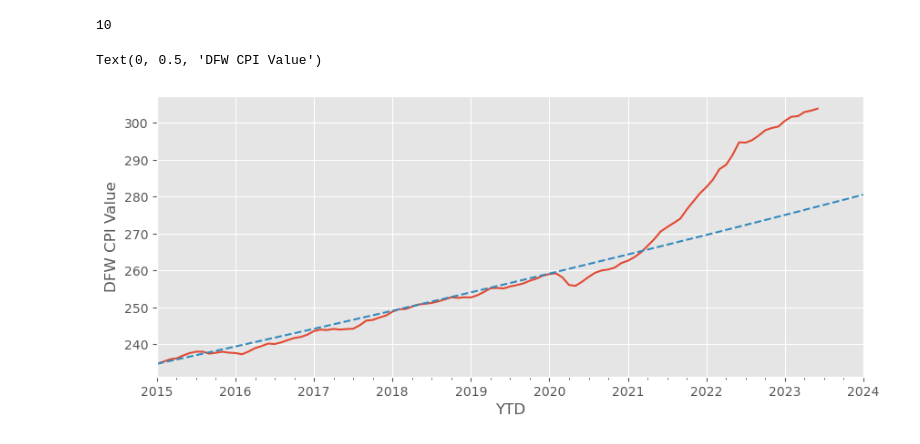
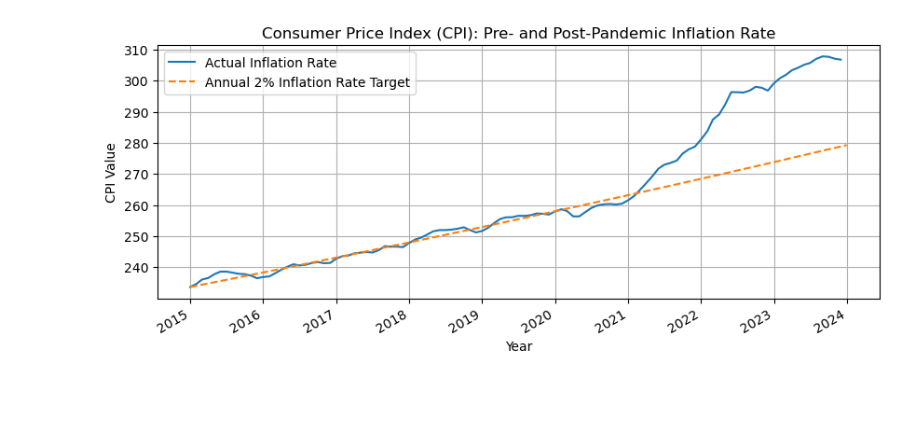
Before and after one commit to xraySMULu/the-big-squeeze, a Jupyter notebook: Code/cg_analysis.ipynb, the cells around one changed output. Cells and saved outputs as stored; diff of their text form; code cells hidden in the pictures; blank space fills up the shorter version.

```diff
--- a/Code/cg_analysis.ipynb
+++ b/Code/cg_analysis.ipynb
@@ -148,19 +99,20 @@ target_cpis
-# %%
-len(target_cpis)
-# %% [output]
-10
 # %%
-#Creating a pandas series for the target CPIs starting in 2015:
-years = pd.date_range(start=datetime.datetime(2015,1,1),periods=periods+1,freq='YE')
-#dates
-target_cpi_series = pd.Series(data=target_cpis, index=years)
+dates = pd.date_range('2015-01-01','2023-12-31',periods=periods+1)
+target_cpi_series = pd.Series(data =target_cpis, index= dates)
-# %%
-#plot out the figure
-fig = plt.figure(dpi=100)
-df_inflat['value'].loc['2015':'2023'].plot(figsize=(10,4))
-target_cpi_series.plot(ls='--')
-plt.xlabel('YTD')
-plt.ylabel('DFW CPI Value')
-# %% [output]
-Text(0, 0.5, 'DFW CPI Value')
-[figure, removed]
+# %%
+""" fig = plt.figure(dpi=100)
+bls_cpi_df['value'].loc['2015':'2024'].plot(figsize=(10,4))
+target_cpi_series.plot(ls='--')
+plt.xlabel('Date')
+plt.ylabel('CPI Value')
+ """
+fig = plt.figure(figsize=(10, 4))
+plt.plot(bls_cpi_df['value'].loc['2015':'2023'], label='Actual Inflation Rate')
+target_cpi_series.plot(ls='--', label='Annual 2% Inflation Rate Target')
+plt.title("Consumer Price Index (CPI): Pre- and Post-Pandemic Inflation Rate")
+plt.xlabel("Year")
+plt.ylabel("CPI Value")
+plt.legend()
+plt.grid(True)
+# %% [output]
+[figure, added]
```
Also changed, not shown: parts of 20 cells of this notebook.
